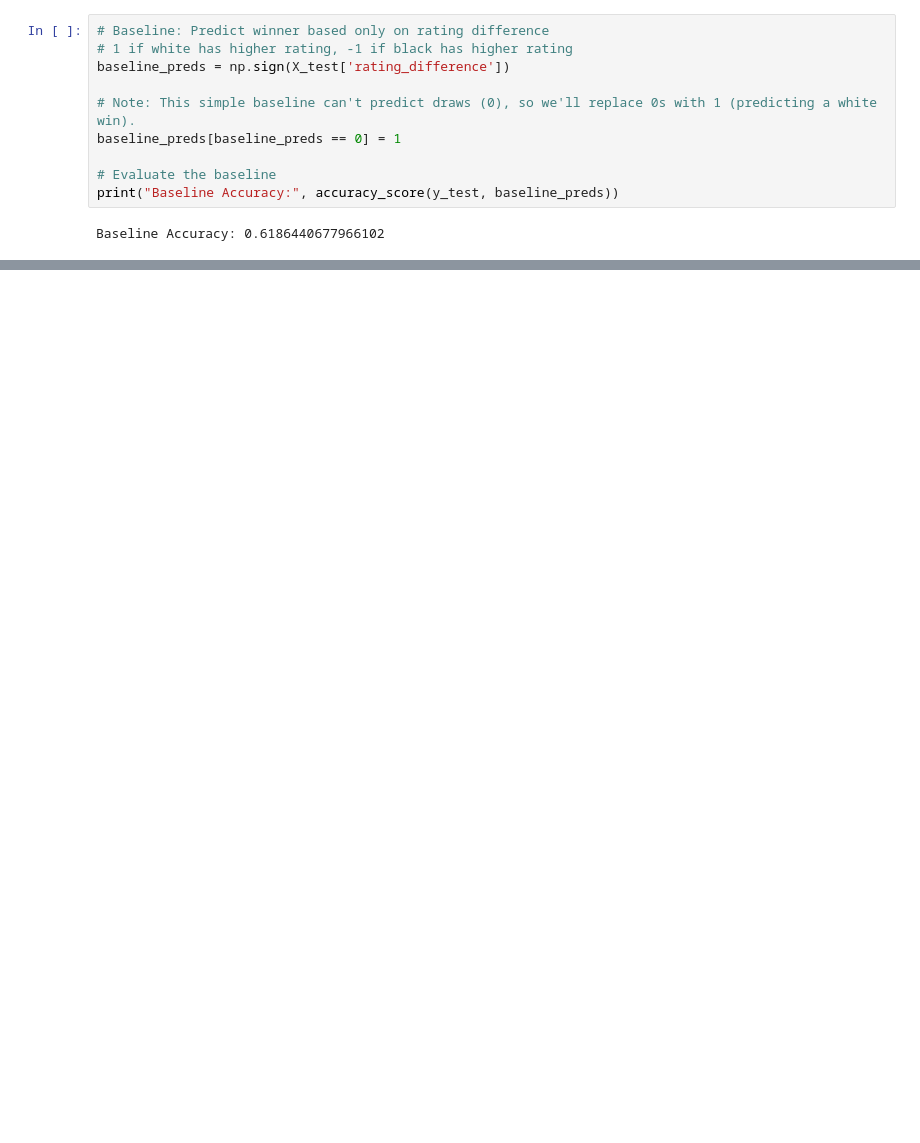
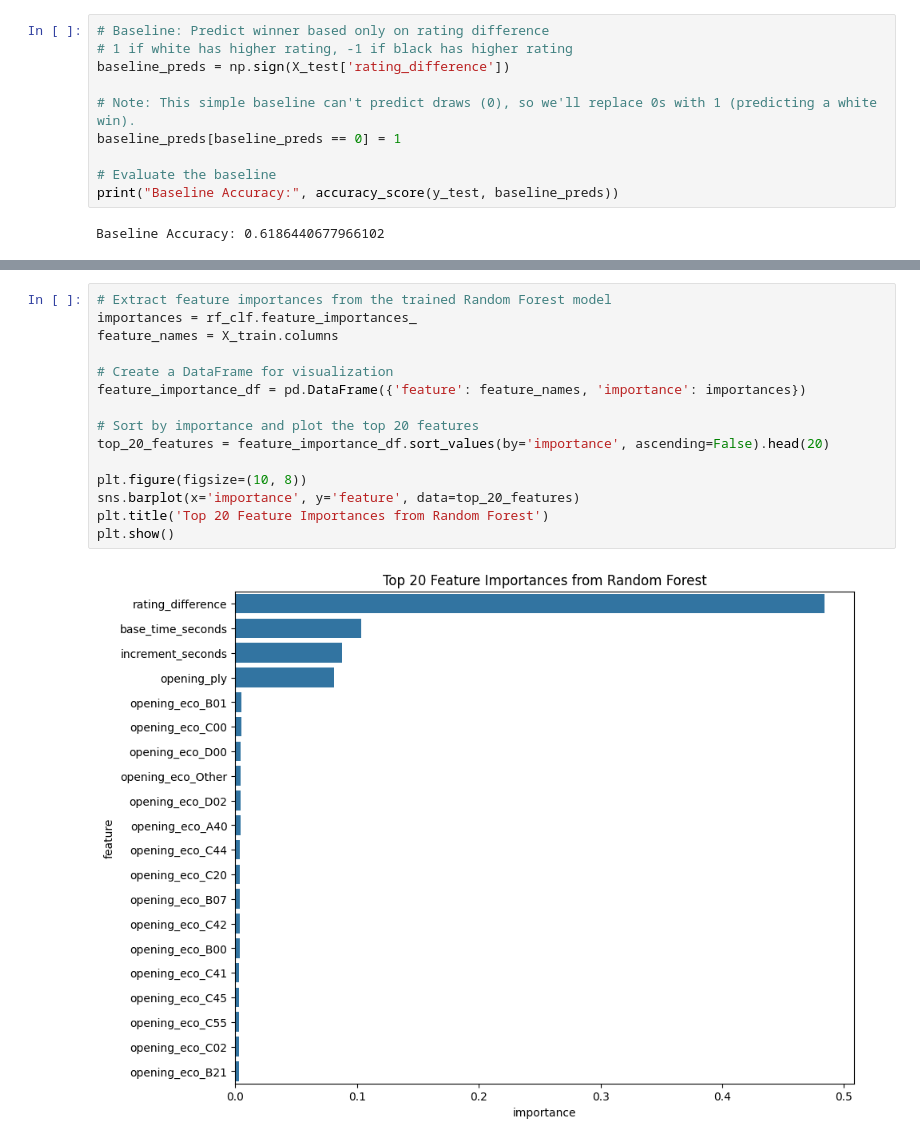
Before and after one commit to rohanxavier33/overBeforeItStarted, a Jupyter notebook: main.ipynb, the cells around one changed output, grey strips where cells are left out. Cells and saved outputs as stored; diff of their text form; blank space fills up the shorter version.

```diff
--- a/main.ipynb
+++ b/main.ipynb
@@ -251,0 +267,17 @@ weighted avg       0.64      0.64      0.63      4012
+# %%
+# Extract feature importances from the trained Random Forest model
+importances = rf_clf.feature_importances_
+feature_names = X_train.columns
+
+# Create a DataFrame for visualization
+feature_importance_df = pd.DataFrame({'feature': feature_names, 'importance': importances})
+
+# Sort by importance and plot the top 20 features
+top_20_features = feature_importance_df.sort_values(by='importance', ascending=False).head(20)
+
+plt.figure(figsize=(10, 8))
+sns.barplot(x='importance', y='feature', data=top_20_features)
+plt.title('Top 20 Feature Importances from Random Forest')
+plt.show()
+# %% [output]
+[figure, added]
```
Also changed, not shown: parts of 8 cells of this notebook, 1 other file.
